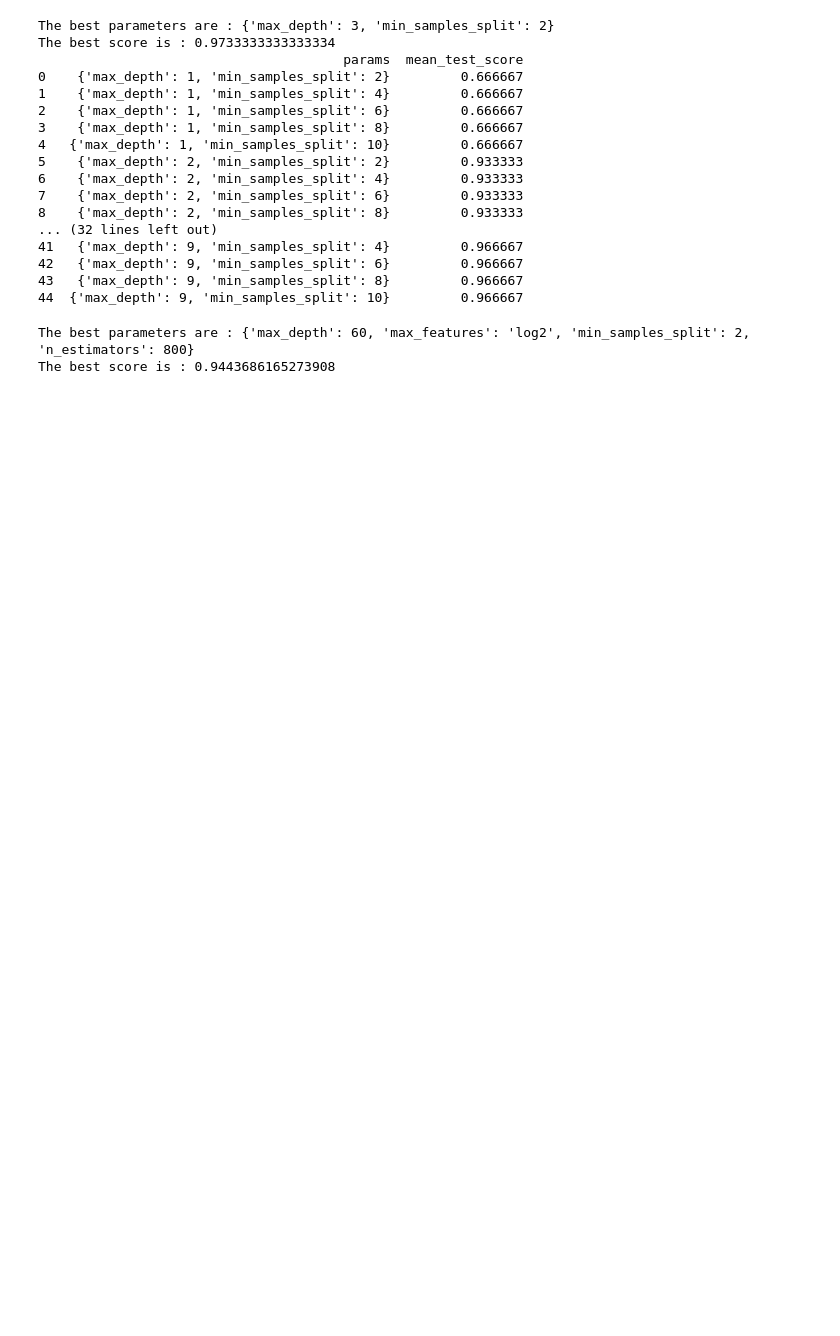
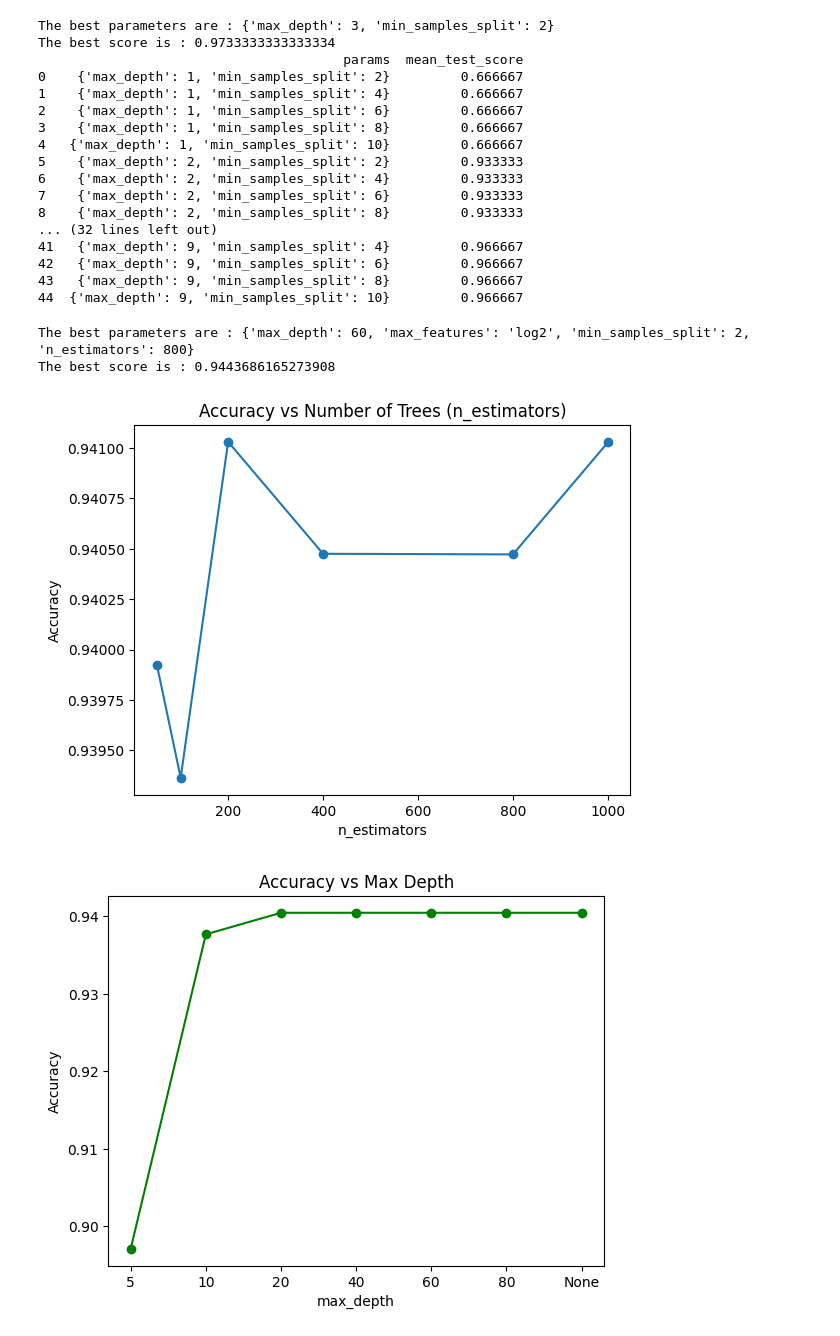
Before and after one commit to peeka-boo0/ml-learning-journey, a Jupyter notebook: notebooks/Day_9_gridsearchcv_decisiontree.ipynb, the cells around one changed output. Drawn from its saved outputs; the diff is of its cells as text; code cells hidden in the pictures; blank space fills up the shorter version.

```diff
--- a/notebooks/Day_9_gridsearchcv_decisiontree.ipynb
+++ b/notebooks/Day_9_gridsearchcv_decisiontree.ipynb
@@ -91,3 +91,53 @@ print("The best score is :", grid_search.best_score_)
 # %% [output]
 The best parameters are : {'max_depth': 60, 'max_features': 'log2', 'min_samples_split': 2, 'n_estimators': 800}
 The best score is : 0.9443686165273908
+# %%
+#this is the plot of n_estimator and the deepth
+
+from sklearn.datasets import load_digits
+from sklearn.model_selection import cross_val_score
+from sklearn.ensemble import RandomForestClassifier
+import matplotlib.pyplot as plt
+import numpy as np
+
+# Load dataset
+digits = load_digits()
+
+X, y = digits.data, digits.target
+
+# 1️⃣ Accuracy vs n_estimators
+n_estimators_range = [50, 100, 200, 400, 800, 1000]
+scores_n = []
+
+for n in n_estimators_range:
+    model = RandomForestClassifier(n_estimators=n, max_depth=20, random_state=42)
+    score = cross_val_score(model, X, y, cv=5, scoring="accuracy").mean()
+    scores_n.append(score)
+
+plt.plot(n_estimators_range, scores_n, marker="o")
+plt.title("Accuracy vs Number of Trees (n_estimators)")
+plt.xlabel("n_estimators")
+plt.ylabel("Accuracy")
+plt.show()
+
+
+# 2️⃣ Accuracy vs max_depth
+max_depth_range = [5, 10, 20, 40, 60, 80, None]  # None = unlimited depth
+scores_d = []
+
+for d in max_depth_range:
+    model = RandomForestClassifier(n_estimators=300, max_depth=d, random_state=42)
+    score = cross_val_score(model, X, y, cv=5, scoring="accuracy").mean()
+    scores_d.append(score)
+
+# Convert "None" to string for plotting
+labels = [str(d) for d in max_depth_range]
+
+plt.plot(labels, scores_d, marker="o", color="green")
+plt.title("Accuracy vs Max Depth")
+plt.xlabel("max_depth")
+plt.ylabel("Accuracy")
+plt.show()
+# %% [output]
+[figure, added]
+[figure, added]
```
